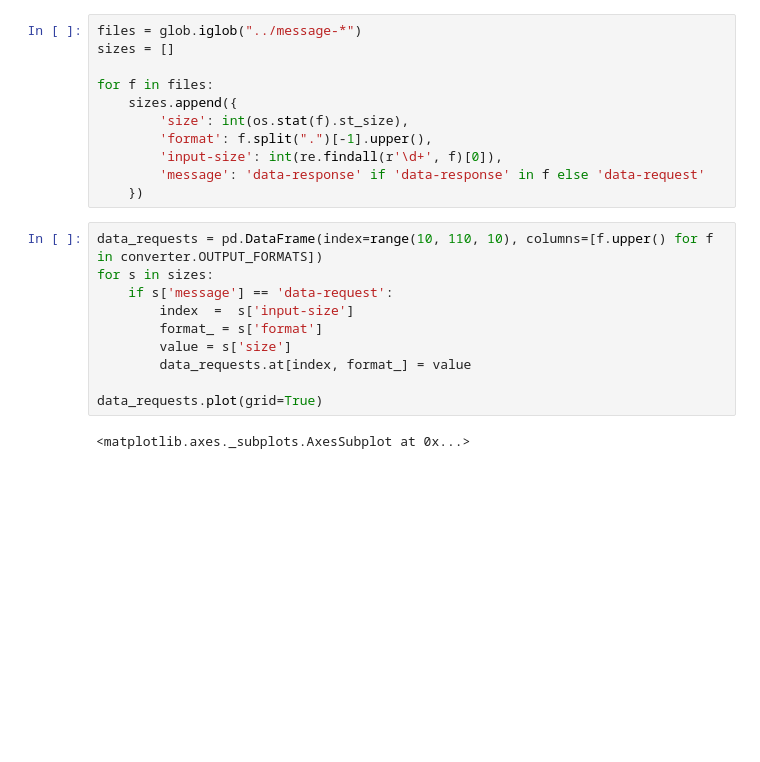
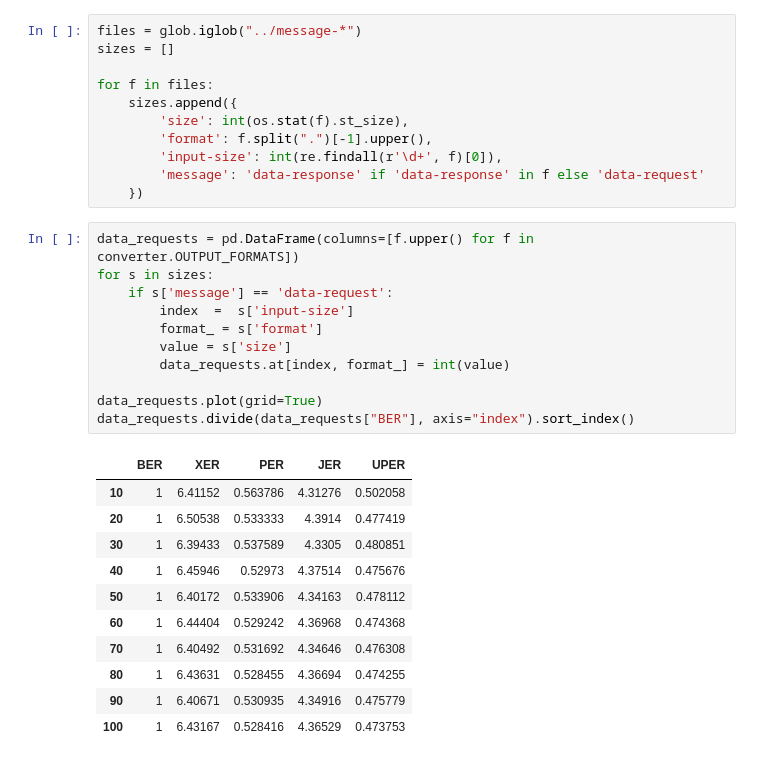
Before and after one commit to trust-messages/py-trustmessages, a Jupyter notebook: Analysis.ipynb, the cells around one changed output. Cells and saved outputs as stored; diff of their text form; blank space fills up the shorter version.

```diff
--- a/Analysis.ipynb
+++ b/Analysis.ipynb
@@ -134,16 +133,27 @@ for f in files:
         'message': 'data-response' if 'data-response' in f else 'data-request'
     })
 # %%
-data_requests = pd.DataFrame(index=range(10, 110, 10), columns=[f.upper() for f in converter.OUTPUT_FORMATS])
+data_requests = pd.DataFrame(columns=[f.upper() for f in converter.OUTPUT_FORMATS])
 for s in sizes:
     if s['message'] == 'data-request':
         index  =  s['input-size']
         format_ = s['format']
         value = s['size']
-        data_requests.at[index, format_] = value
+        data_requests.at[index, format_] = int(value)
 
 data_requests.plot(grid=True)
+data_requests.divide(data_requests["BER"], axis="index").sort_index()
 # %% [output]
-<matplotlib.axes._subplots.AxesSubplot at 0x...>
+|  | BER | XER | PER | JER | UPER |
+| 10 | 1 | 6.41152 | 0.563786 | 4.31276 | 0.502058 |
+| 20 | 1 | 6.50538 | 0.533333 | 4.3914 | 0.477419 |
+| 30 | 1 | 6.39433 | 0.537589 | 4.3305 | 0.480851 |
+| 40 | 1 | 6.45946 | 0.52973 | 4.37514 | 0.475676 |
+| 50 | 1 | 6.40172 | 0.533906 | 4.34163 | 0.478112 |
+| 60 | 1 | 6.44404 | 0.529242 | 4.36968 | 0.474368 |
+| 70 | 1 | 6.40492 | 0.531692 | 4.34646 | 0.476308 |
+| 80 | 1 | 6.43631 | 0.528455 | 4.36694 | 0.474255 |
+| 90 | 1 | 6.40671 | 0.530935 | 4.34916 | 0.475779 |
+| 100 | 1 | 6.43167 | 0.528416 | 4.36529 | 0.473753 |
 [drawing not drawn]
 # %%
```
Also changed, not shown: parts of 7 cells of this notebook, 1 other file.
